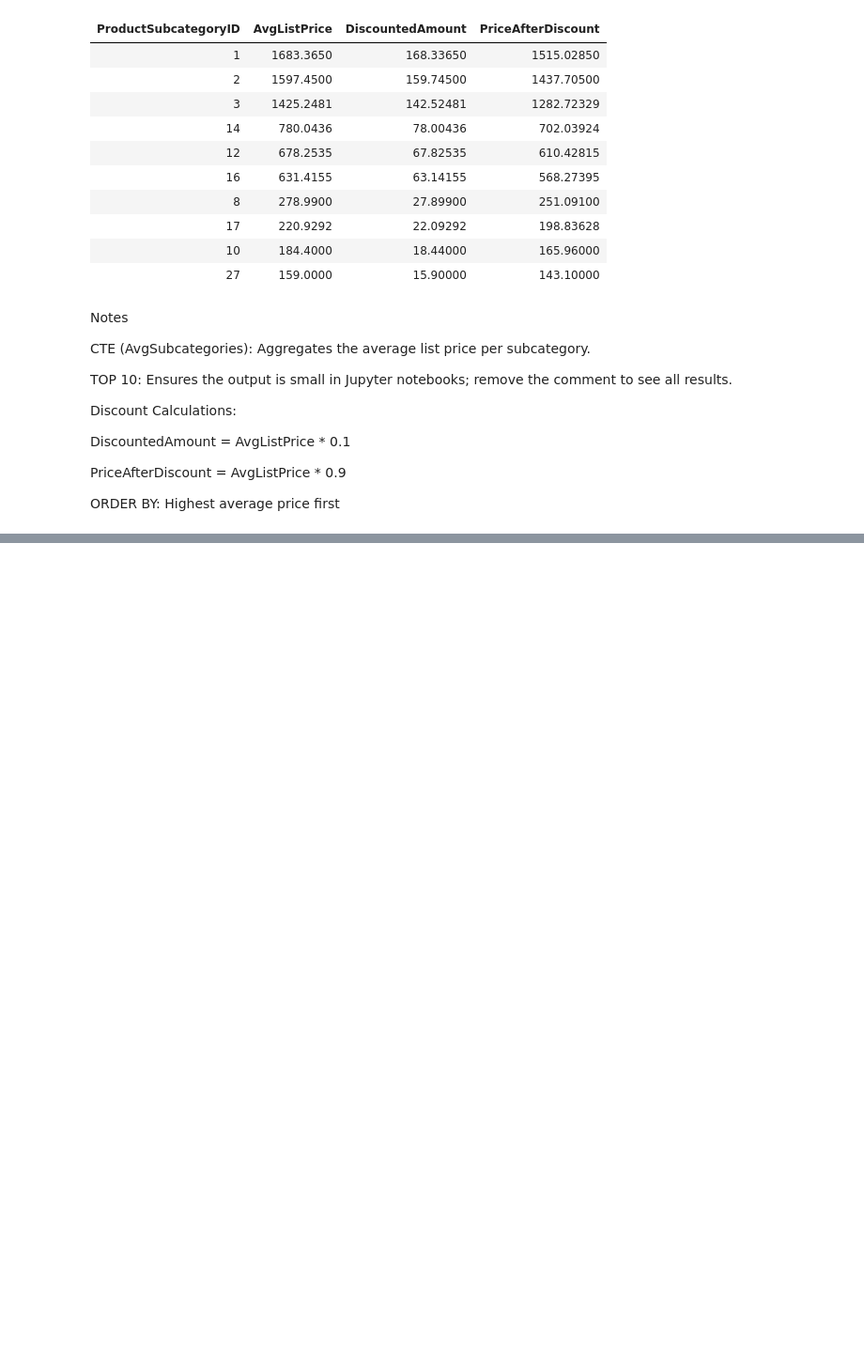
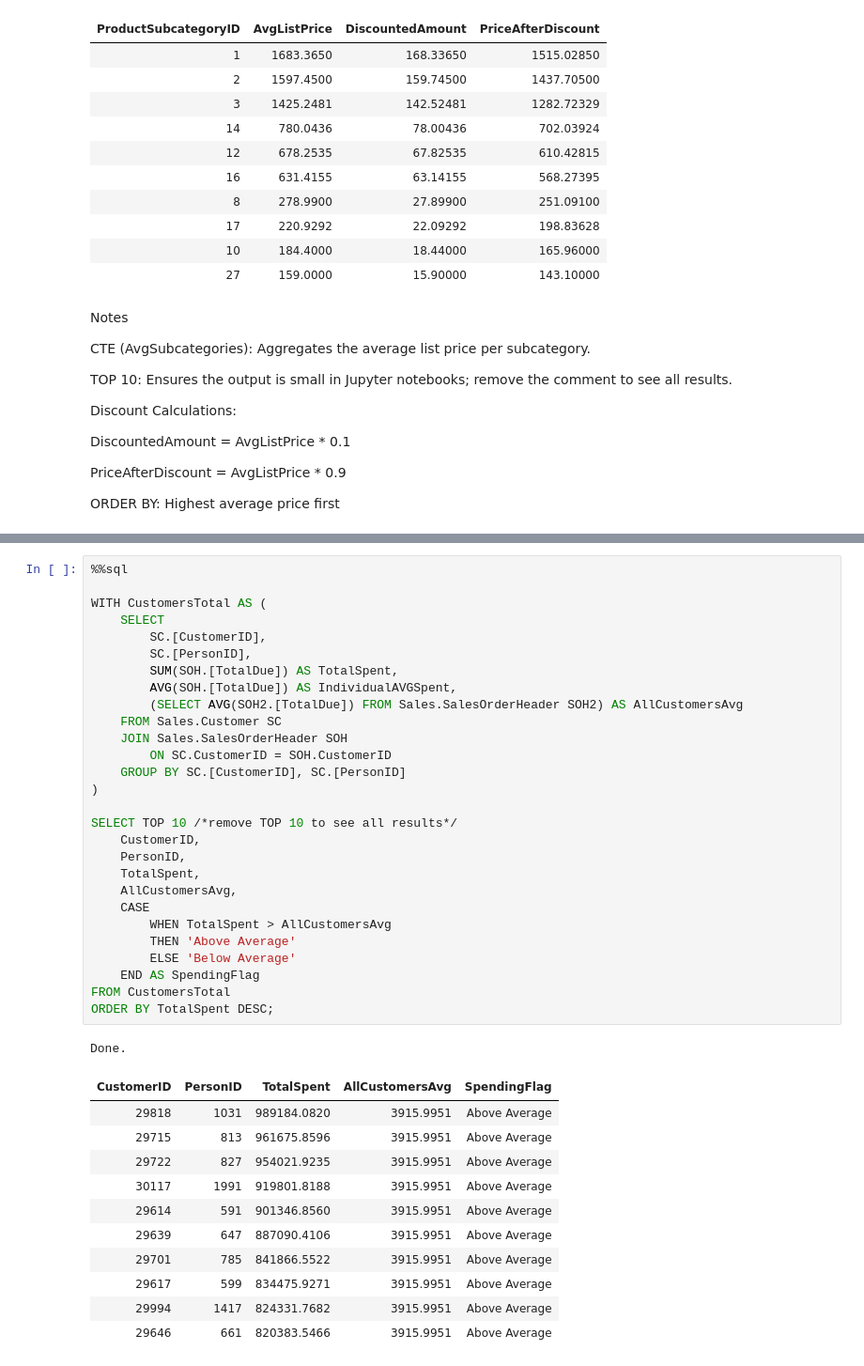
Before and after one commit to stephandoh/adventureworks2019-sql-tutorials, a Jupyter notebook: CTEs.ipynb, the cells around one changed output, grey strips where cells are left out. Shown at 94% size. Saved outputs shown, nothing was run; the diff lists cells and outputs as text; blank space fills up the shorter version.

```diff
--- a/CTEs.ipynb
+++ b/CTEs.ipynb
@@ -560,0 +575,41 @@ ORDER BY: Highest average price first
+# %%
+%%sql
+
+WITH CustomersTotal AS (
+    SELECT
+        SC.[CustomerID],
+        SC.[PersonID],
+        SUM(SOH.[TotalDue]) AS TotalSpent,
+        AVG(SOH.[TotalDue]) AS IndividualAVGSpent,
+        (SELECT AVG(SOH2.[TotalDue]) FROM Sales.SalesOrderHeader SOH2) AS AllCustomersAvg
+    FROM Sales.Customer SC
+    JOIN Sales.SalesOrderHeader SOH
+        ON SC.CustomerID = SOH.CustomerID
+    GROUP BY SC.[CustomerID], SC.[PersonID]
+)
+
+SELECT TOP 10 /*remove TOP 10 to see all results*/
+    CustomerID,
+    PersonID,
+    TotalSpent,
+    AllCustomersAvg,
+    CASE
+        WHEN TotalSpent > AllCustomersAvg
+        THEN 'Above Average'
+        ELSE 'Below Average'
+    END AS SpendingFlag
+FROM CustomersTotal
+ORDER BY TotalSpent DESC;
+# %% [output]
+Done.
+| CustomerID | PersonID | TotalSpent | AllCustomersAvg | SpendingFlag |
+| 29818 | 1031 | 989184.0820 | 3915.9951 | Above Average |
+| 29715 | 813 | 961675.8596 | 3915.9951 | Above Average |
+| 29722 | 827 | 954021.9235 | 3915.9951 | Above Average |
+| 30117 | 1991 | 919801.8188 | 3915.9951 | Above Average |
+| 29614 | 591 | 901346.8560 | 3915.9951 | Above Average |
+| 29639 | 647 | 887090.4106 | 3915.9951 | Above Average |
+| 29701 | 785 | 841866.5522 | 3915.9951 | Above Average |
+| 29617 | 599 | 834475.9271 | 3915.9951 | Above Average |
+| 29994 | 1417 | 824331.7682 | 3915.9951 | Above Average |
+| 29646 | 661 | 820383.5466 | 3915.9951 | Above Average |
```
Also changed, not shown: parts of 20 cells of this notebook.
